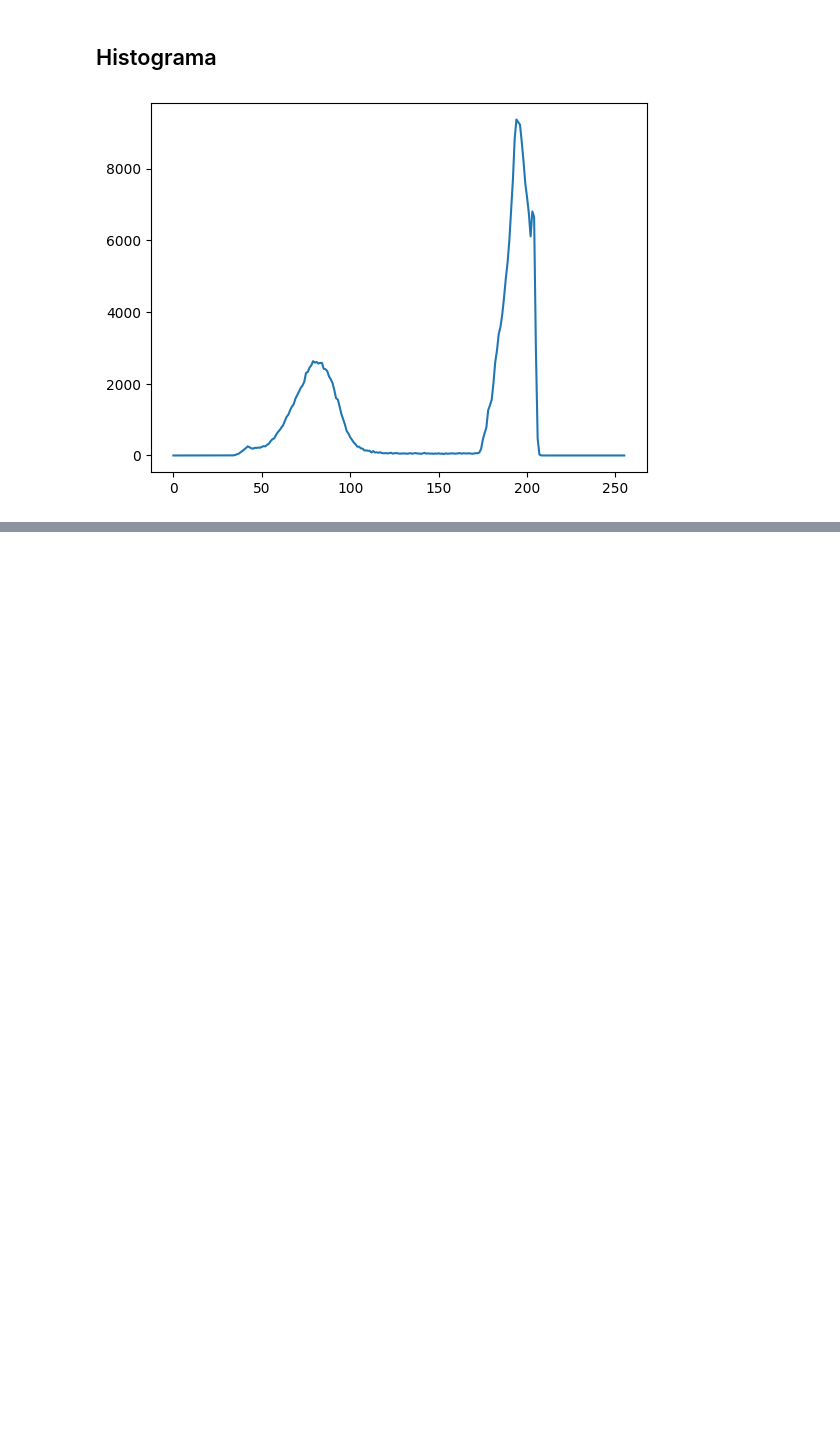
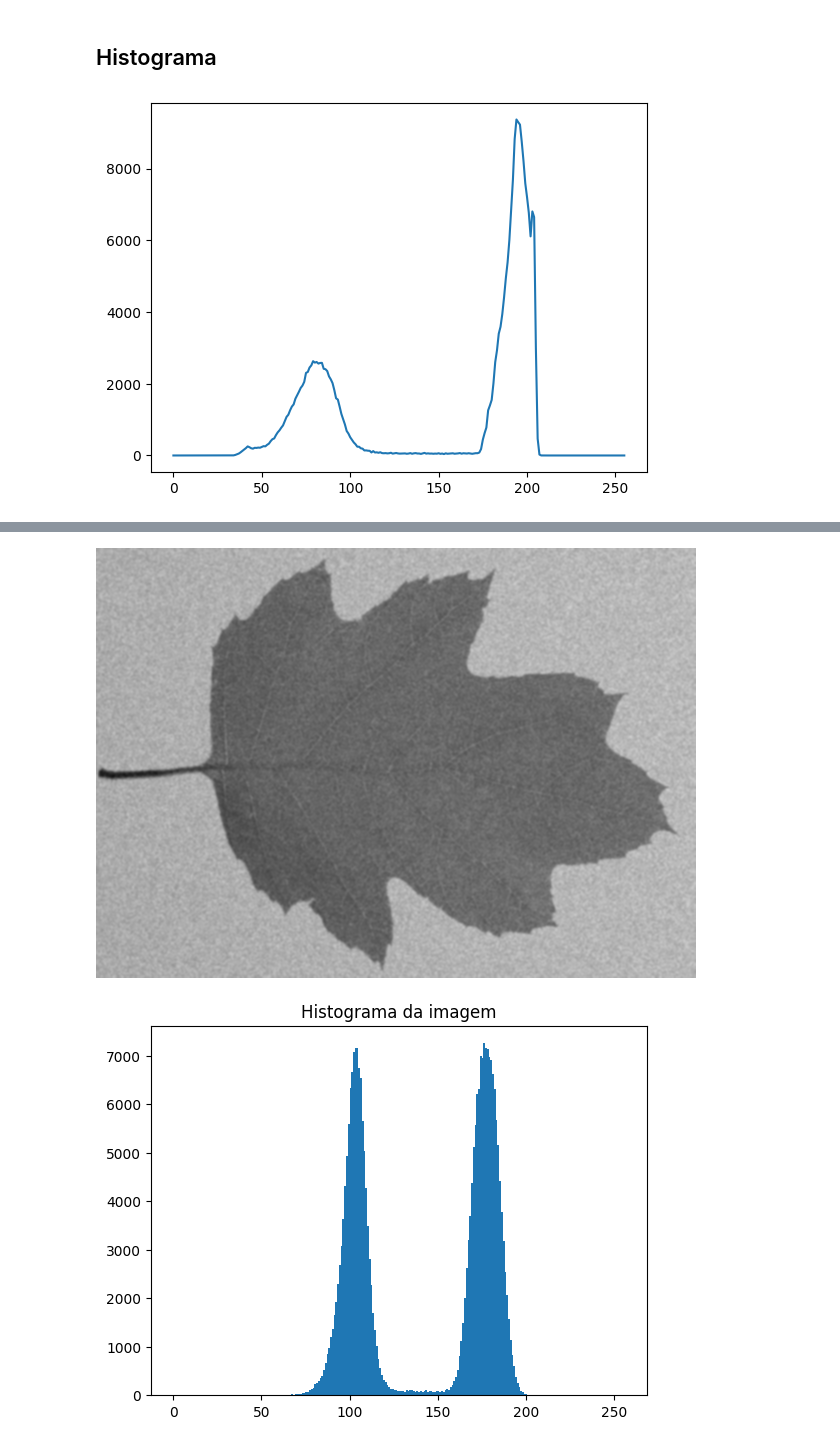
Before and after one commit to KauaHenSilva/python_img_segmentation, a Jupyter notebook: thresholding_based_segmentation.ipynb, the cells around one changed output, grey strips where cells are left out. Cells and saved outputs as stored; diff of their text form; code cells hidden in the pictures; blank space fills up the shorter version.

```diff
--- a/thresholding_based_segmentation.ipynb
+++ b/thresholding_based_segmentation.ipynb
@@ -110,0 +132,9 @@ plt.plot(histograma);
+# %%
+desfoque = cv2.GaussianBlur(img, (5,5), 0)
+cv2_imshow(desfoque)
+plt.hist(desfoque.ravel(), 256, [0,256])
+plt.title('Histograma da imagem')
+plt.show()
+# %% [output]
+[figure, added]
+[figure, added]
```
Also changed, not shown: parts of 5 cells of this notebook.
